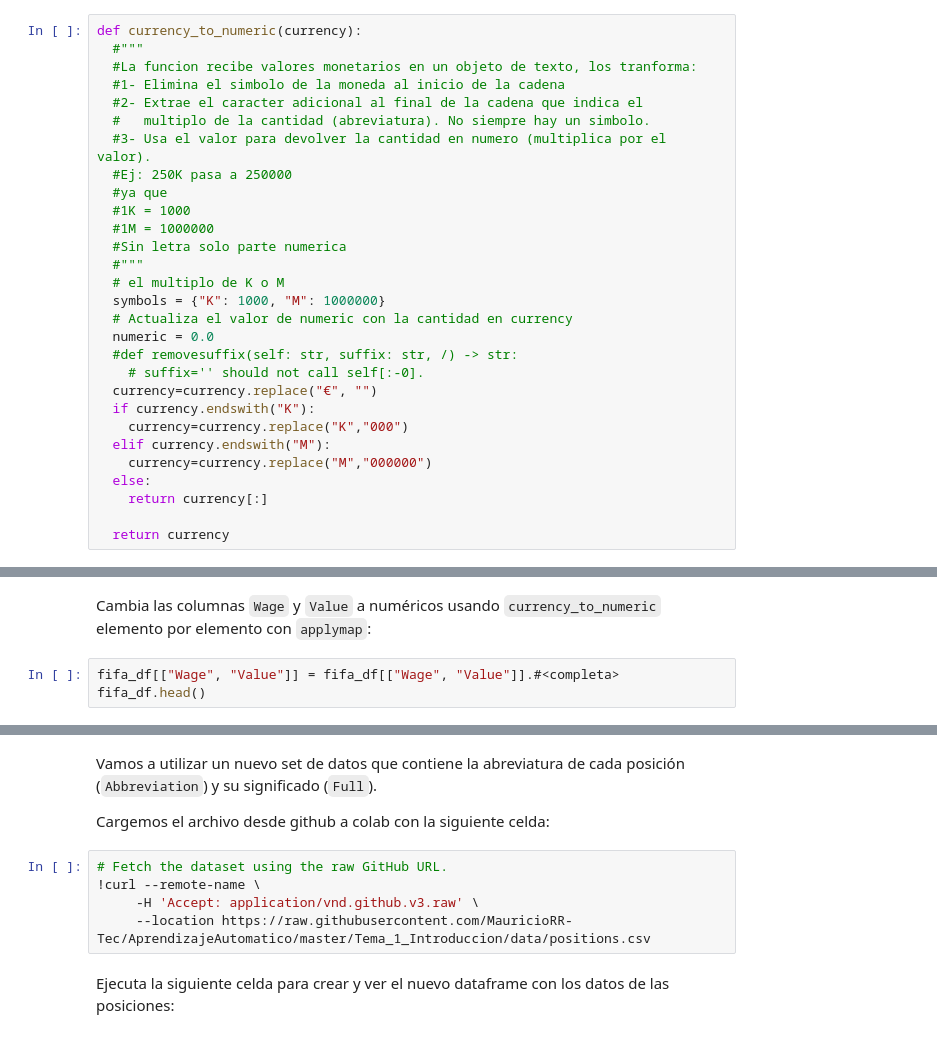
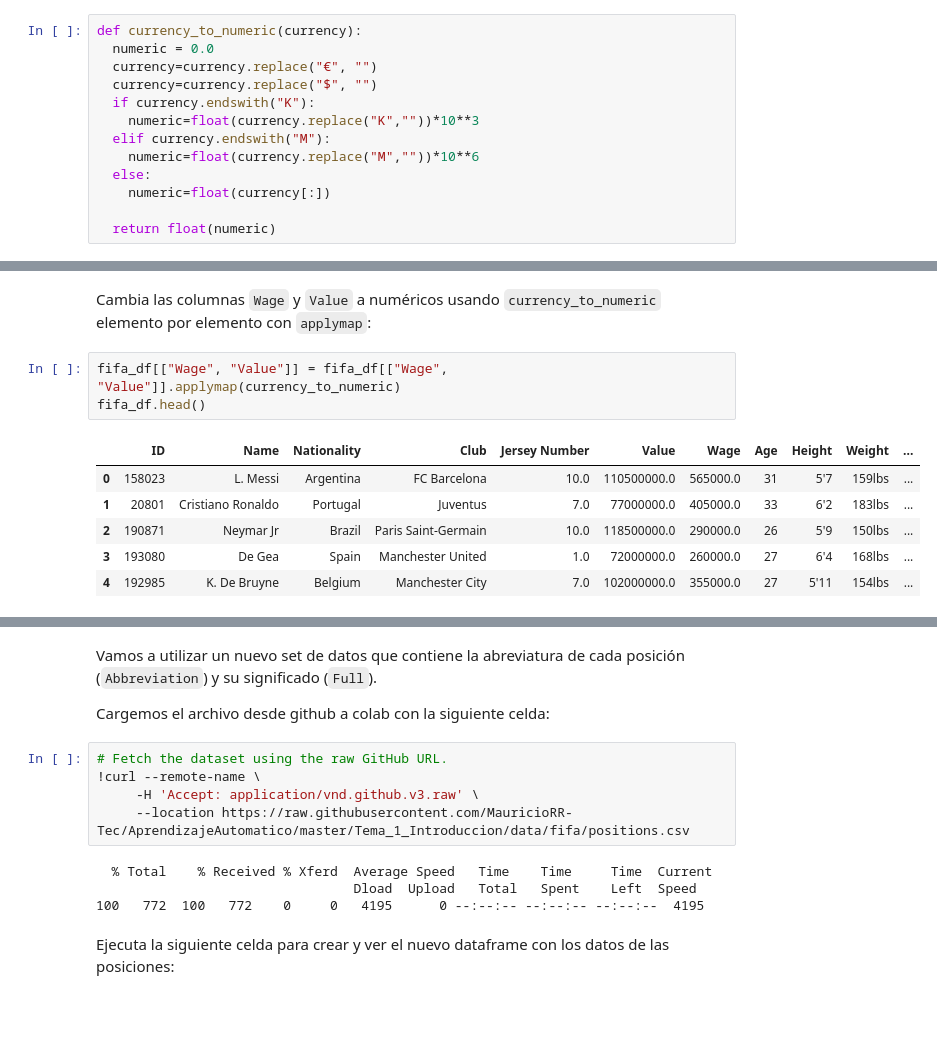
Before and after one commit to jorgeprs/Numpy_p1, a Jupyter notebook: Tema_1_Introduccion/practices/Practica_Pandas.ipynb, the cells around one changed output, grey strips where cells are left out. Saved outputs shown, nothing was run; the diff lists cells and outputs as text; blank space fills up the shorter version.

````diff
--- a/Tema_1_Introduccion/practices/Practica_Pandas.ipynb
+++ b/Tema_1_Introduccion/practices/Practica_Pandas.ipynb
@@ -185,35 +185,19 @@ fifa_df[["Value"]].groupby(fifa_df.Value.str[0]).count()
 |  | Value |
 | Value |  |
 | € | 17918 |
-# %%
-def currency_to_numeric(currency):
-  #"""
-  #La funcion recibe valores monetarios en un objeto de texto, los tranforma:
-  #1- Elimina el simbolo de la moneda al inicio de la cadena
-  #2- Extrae el caracter adicional al final de la cadena que indica el
-  #   multiplo de la cantidad (abreviatura). No siempre hay un simbolo.
-  #3- Usa el valor para devolver la cantidad en numero (multiplica por el valor).
-  #Ej: 250K pasa a 250000
-  #ya que
-  #1K = 1000
-  #1M = 1000000
-  #Sin letra solo parte numerica
-  #"""
-  # el multiplo de K o M
-  symbols = {"K": 1000, "M": 1000000}
-  # Actualiza el valor de numeric con la cantidad en currency
-  numeric = 0.0
-  #def removesuffix(self: str, suffix: str, /) -> str:
-    # suffix='' should not call self[:-0].
-  currency=currency.replace("€", "")
-  if currency.endswith("K"):
-    currency=currency.replace("K","000")
-  elif currency.endswith("M"):
-    currency=currency.replace("M","000000")
-  else:
-    return currency[:]
-
-  return currency
+# %%
+def currency_to_numeric(currency):
+  numeric = 0.0
+  currency=currency.replace("€", "")
+  currency=currency.replace("$", "")
+  if currency.endswith("K"):
+    numeric=float(currency.replace("K",""))*10**3
+  elif currency.endswith("M"):
+    numeric=float(currency.replace("M",""))*10**6
+  else:
+    numeric=float(currency[:])
+
+  return float(numeric)
 # %% [markdown]
 Prueba tu función:
 # %%
@@ -225,8 +209,15 @@ assert currency_to_numeric("$20") == 20.0 and currency_to_numeric("$50K") == 50*
 # %% [markdown]
 Cambia las columnas ```Wage``` y ```Value``` a numéricos usando ```currency_to_numeric``` elemento por elemento con ```applymap```:
 # %%
-fifa_df[["Wage", "Value"]] = fifa_df[["Wage", "Value"]].#<completa>
+fifa_df[["Wage", "Value"]] = fifa_df[["Wage", "Value"]].applymap(currency_to_numeric)
 fifa_df.head()
+# %% [output]
+|  | ID | Name | Nationality | Club | Jersey Number | Value | Wage | Age | Height | Weight | ... |
+| 0 | 158023 | L. Messi | Argentina | FC Barcelona | 10.0 | 110500000.0 | 565000.0 | 31 | 5'7 | 159lbs | ... |
+| 1 | 20801 | Cristiano Ronaldo | Portugal | Juventus | 7.0 | 77000000.0 | 405000.0 | 33 | 6'2 | 183lbs | ... |
+| 2 | 190871 | Neymar Jr | Brazil | Paris Saint-Germain | 10.0 | 118500000.0 | 290000.0 | 26 | 5'9 | 150lbs | ... |
+| 3 | 193080 | De Gea | Spain | Manchester United | 1.0 | 72000000.0 | 260000.0 | 27 | 6'4 | 168lbs | ... |
+| 4 | 192985 | K. De Bruyne | Belgium | Manchester City | 7.0 | 102000000.0 | 355000.0 | 27 | 5'11 | 154lbs | ... |
 # %% [markdown]
 ### Suplementando la información
 
@@ -245,7 +236,11 @@ Cargemos el archivo desde github a colab con la siguiente celda:
 # Fetch the dataset using the raw GitHub URL.
 !curl --remote-name \
      -H 'Accept: application/vnd.github.v3.raw' \
-     --location https://raw.githubusercontent.com/MauricioRR-Tec/AprendizajeAutomatico/master/Tema_1_Introduccion/data/positions.csv
+     --location https://raw.githubusercontent.com/MauricioRR-Tec/AprendizajeAutomatico/master/Tema_1_Introduccion/data/fifa/positions.csv
+# %% [output]
+  % Total    % Received % Xferd  Average Speed   Time    Time     Time  Current
+                                 Dload  Upload   Total   Spent    Left  Speed
+100   772  100   772    0     0   4195      0 --:--:-- --:--:-- --:--:--  4195
 # %% [markdown]
 Ejecuta la siguiente celda para crear y ver el nuevo dataframe con los datos de las posiciones:
 # %%
````
Also changed, not shown: parts of 20 cells of this notebook.
